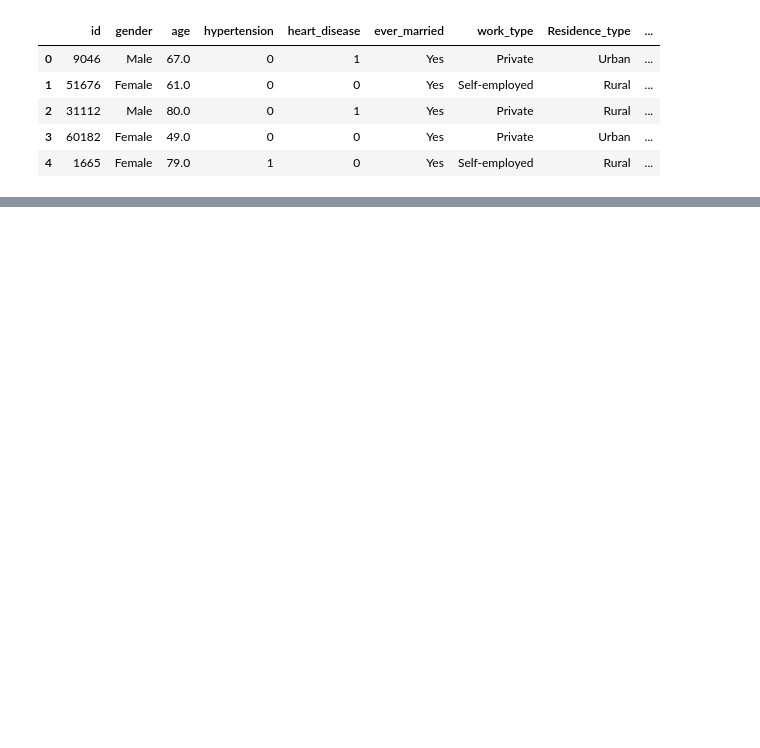
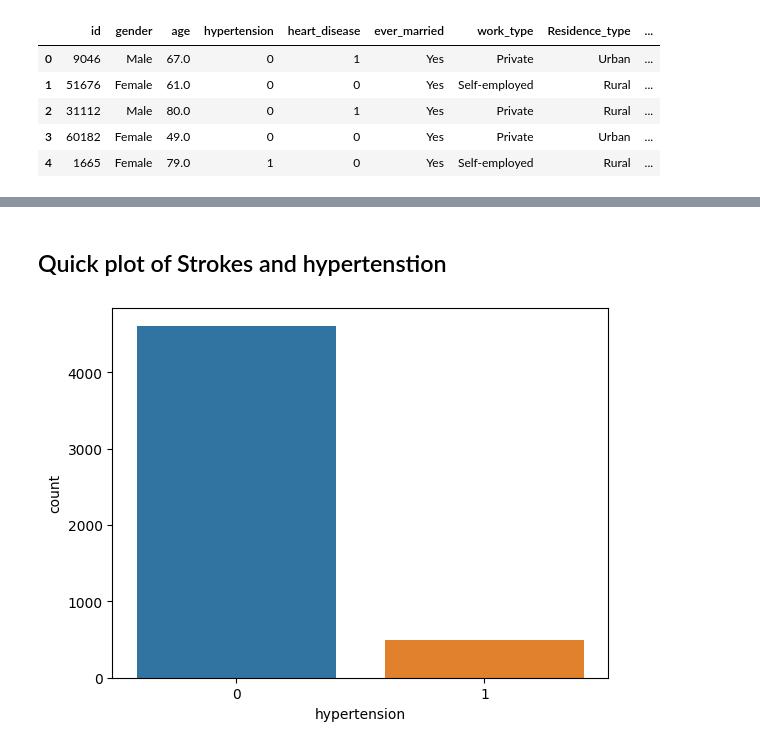
Before and after one commit to jordanbuddenhagen/Predicting-Strokes, a Jupyter notebook: Project_2_2.ipynb, the cells around one changed output, grey strips where cells are left out. Saved outputs shown, nothing was run; the diff lists cells and outputs as text; code cells hidden in the pictures; blank space fills up the shorter version.

```diff
--- a/Project_2_2.ipynb
+++ b/Project_2_2.ipynb
@@ -27,0 +225,2 @@ df_stroke.shape
+# %%
+df_stroke.drop(axis=0, index= [2128, 4209, 928, 544], inplace=True)
@@ -27,0 +248,6 @@ df_stroke.shape
+# %% [markdown]
+## Quick plot of Strokes and hypertenstion
+# %%
+graph_hyper = sns.countplot(data = df_stroke, x='hypertension')
+# %% [output]
+[figure, added]
```
Also changed, not shown: parts of 39 cells of this notebook.
